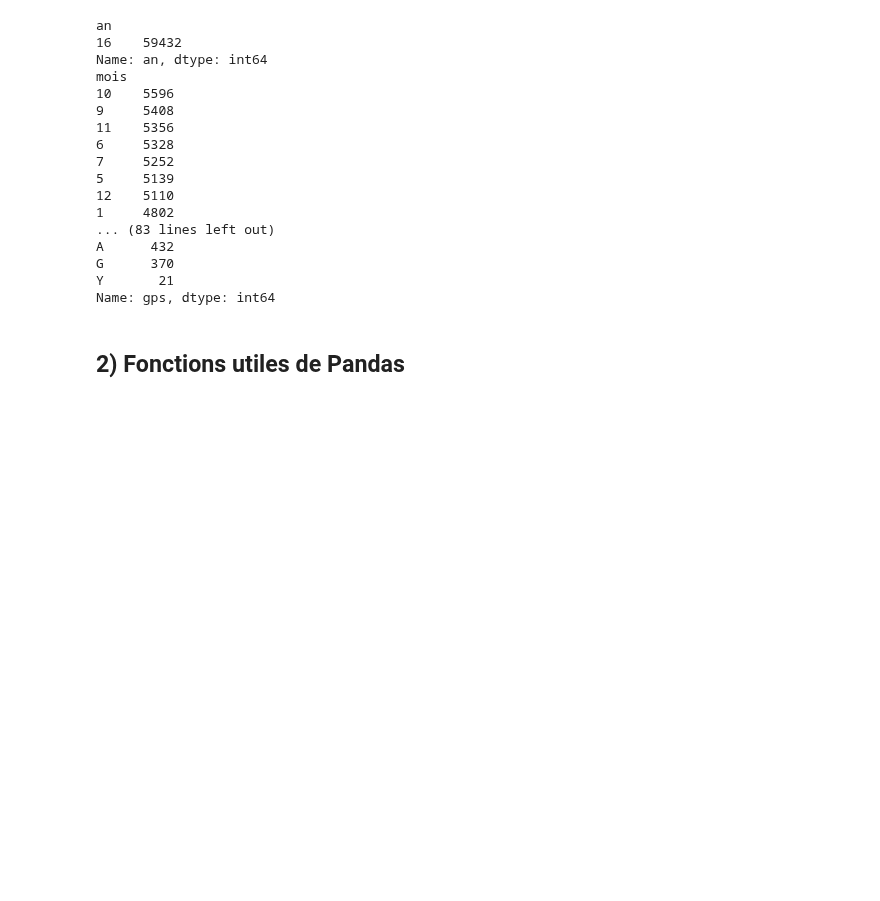
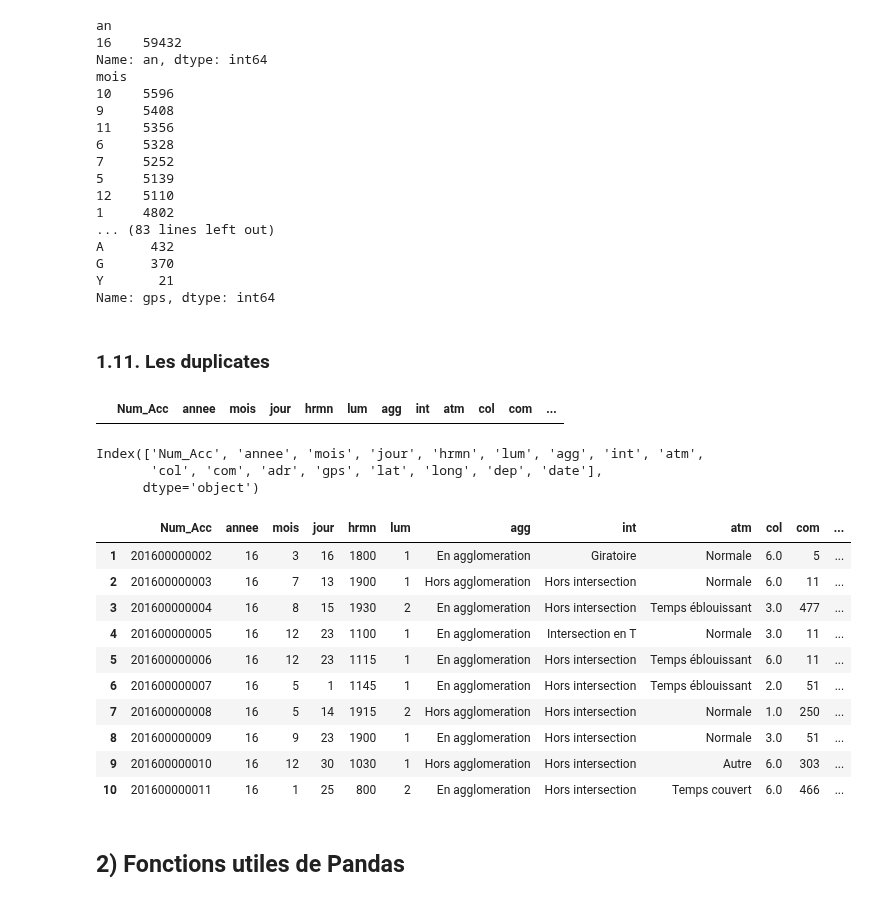
Before and after one commit to Luc-Bertin/TDs_ESILV, a Jupyter notebook: TD3_PlayingWithPandas.ipynb, the cells around one changed output. Cells and saved outputs as stored; diff of their text form; code cells hidden in the pictures; blank space fills up the shorter version.

```diff
--- a/TD3_PlayingWithPandas.ipynb
+++ b/TD3_PlayingWithPandas.ipynb
@@ -251,6 +315,32 @@ A      432
 G      370
 Y       21
 Name: gps, dtype: int64
+# %% [markdown]
+### 1.11. Les duplicates
+# %%
+df[df.duplicated()]
+# %% [output]
+|  | Num_Acc | annee | mois | jour | hrmn | lum | agg | int | atm | col | com | ... |
+# %%
+df.columns
+# %% [output]
+Index(['Num_Acc', 'annee', 'mois', 'jour', 'hrmn', 'lum', 'agg', 'int', 'atm',
+       'col', 'com', 'adr', 'gps', 'lat', 'long', 'dep', 'date'],
+      dtype='object')
+# %%
+df[df.duplicated(subset=['lat', 'long'])].head(10)
+# %% [output]
+|  | Num_Acc | annee | mois | jour | hrmn | lum | agg | int | atm | col | com | ... |
+| 1 | 201600000002 | 16 | 3 | 16 | 1800 | 1 | En agglomeration | Giratoire | Normale | 6.0 | 5 | ... |
+| 2 | 201600000003 | 16 | 7 | 13 | 1900 | 1 | Hors agglomeration | Hors intersection | Normale | 6.0 | 11 | ... |
+| 3 | 201600000004 | 16 | 8 | 15 | 1930 | 2 | En agglomeration | Hors intersection | Temps éblouissant | 3.0 | 477 | ... |
+| 4 | 201600000005 | 16 | 12 | 23 | 1100 | 1 | En agglomeration | Intersection en T | Normale | 3.0 | 11 | ... |
+| 5 | 201600000006 | 16 | 12 | 23 | 1115 | 1 | En agglomeration | Hors intersection | Temps éblouissant | 6.0 | 11 | ... |
+| 6 | 201600000007 | 16 | 5 | 1 | 1145 | 1 | En agglomeration | Hors intersection | Temps éblouissant | 2.0 | 51 | ... |
+| 7 | 201600000008 | 16 | 5 | 14 | 1915 | 2 | Hors agglomeration | Hors intersection | Normale | 1.0 | 250 | ... |
+| 8 | 201600000009 | 16 | 9 | 23 | 1900 | 1 | En agglomeration | Hors intersection | Normale | 3.0 | 51 | ... |
+| 9 | 201600000010 | 16 | 12 | 30 | 1030 | 1 | Hors agglomeration | Hors intersection | Autre | 6.0 | 303 | ... |
+| 10 | 201600000011 | 16 | 1 | 25 | 800 | 2 | En agglomeration | Hors intersection | Temps couvert | 6.0 | 466 | ... |
 # %% [markdown]
 ## 2) Fonctions utiles de Pandas
 # %% [markdown]
```
Also changed, not shown: parts of 22 cells of this notebook.
